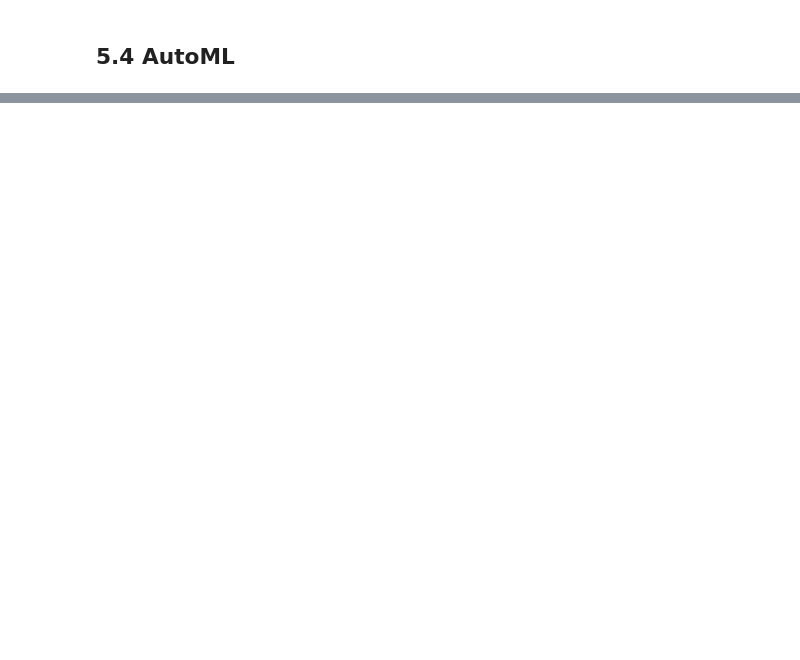
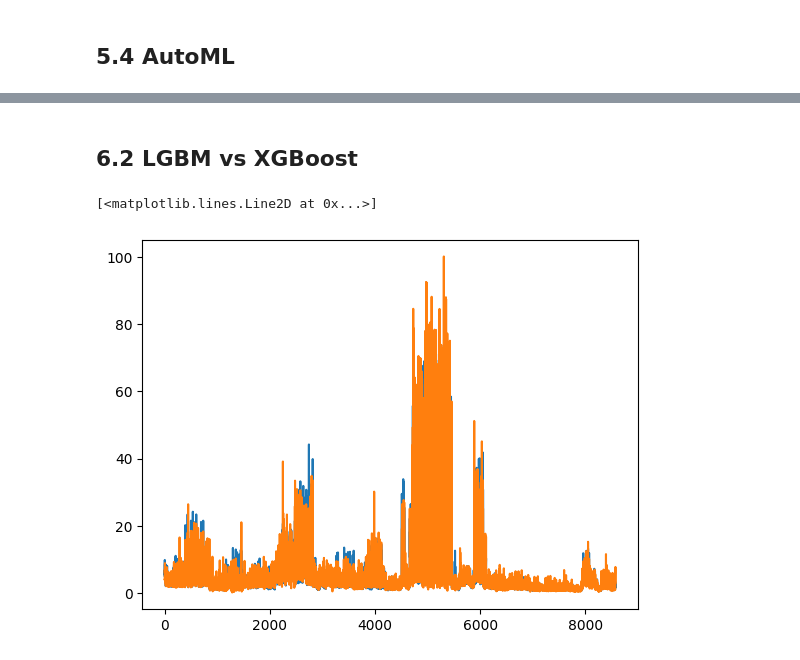
Before and after one commit to vladlevitin/TDT4173-Retail-Revenue-Prediction, a Jupyter notebook: TDT4173 Retail Revenue Prediction/long_notebook.ipynb, the cells around one changed output, grey strips where cells are left out. Drawn from its saved outputs; the diff is of its cells as text; code cells hidden in the pictures; blank space fills up the shorter version.

```diff
--- a/TDT4173 Retail Revenue Prediction/long_notebook.ipynb
+++ b/TDT4173 Retail Revenue Prediction/long_notebook.ipynb
@@ -752,0 +849,8 @@ y
+# %% [markdown]
+## 6.2 LGBM vs XGBoost
+# %%
+plt.plot(y_test_pred_lgbm)
+plt.plot(y_test_pred_xgb)
+# %% [output]
+[<matplotlib.lines.Line2D at 0x...>]
+[figure, added]
```
Also changed, not shown: parts of 15 cells of this notebook, 6 other files.
